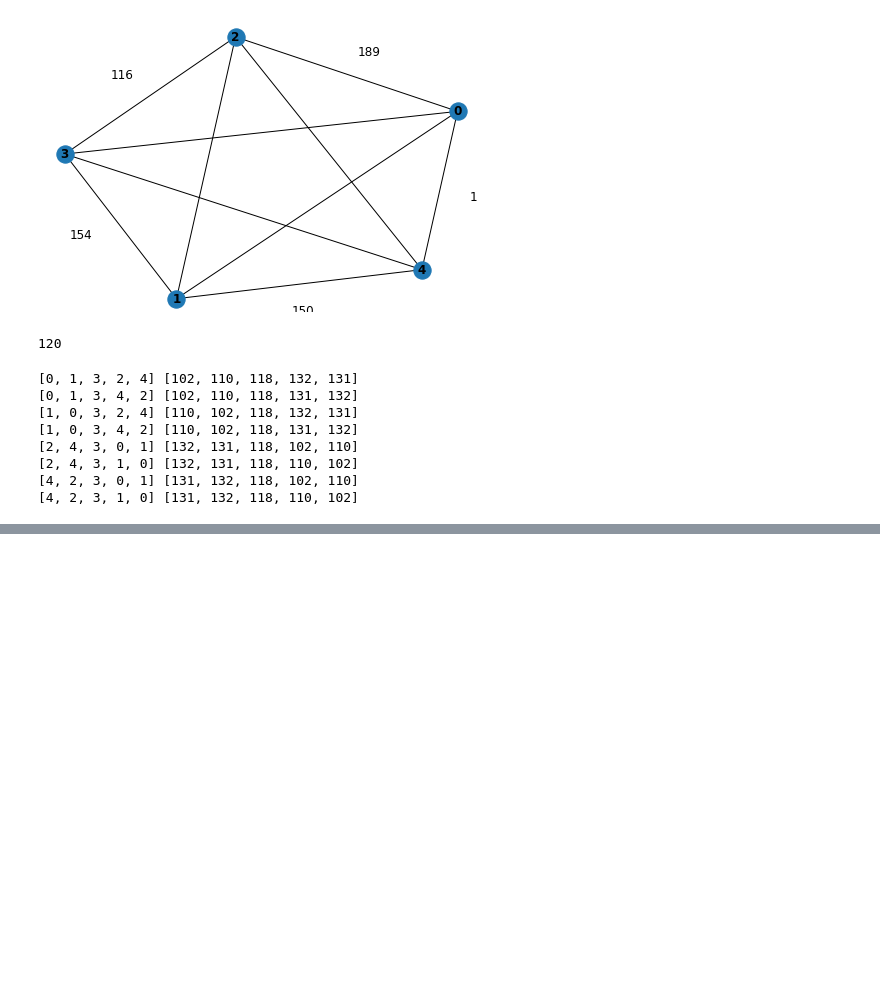
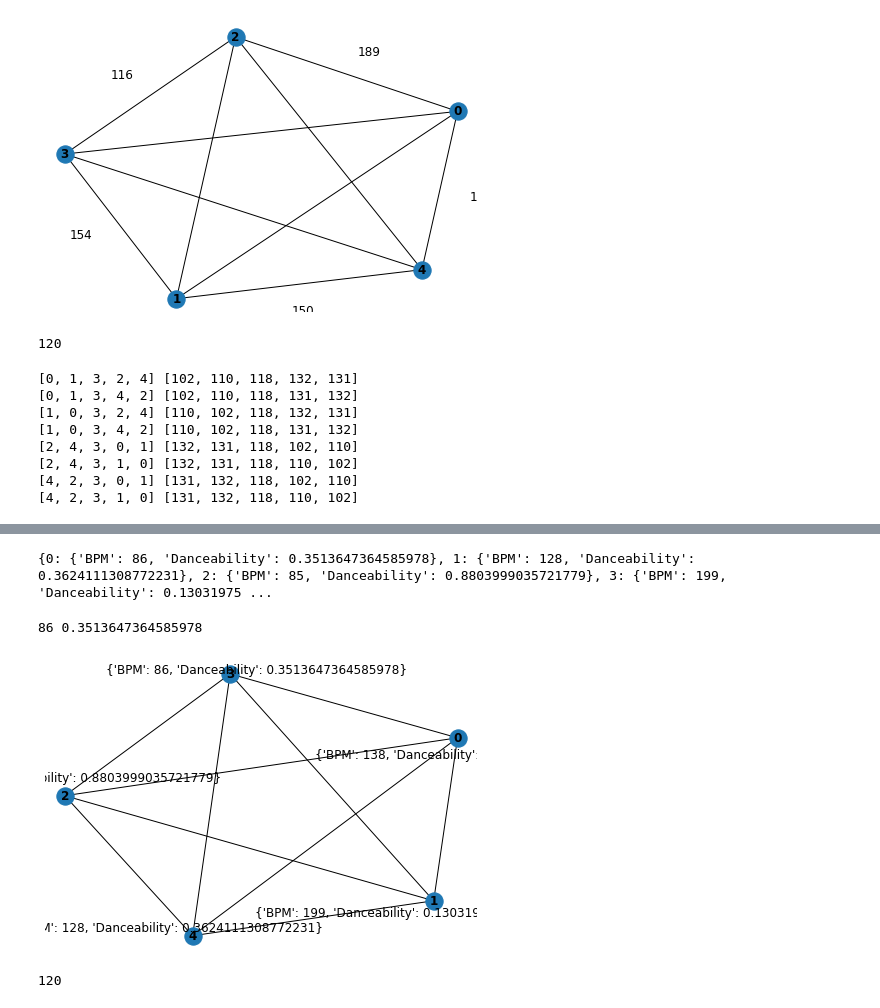
Before and after one commit to pmoraless/hamusic, a Jupyter notebook: filteredhampaths.ipynb, the cells around one changed output, grey strips where cells are left out. Drawn from its saved outputs; the diff is of its cells as text; code cells hidden in the pictures; blank space fills up the shorter version.

Commit message:
added multiple attributes

```diff
--- a/filteredhampaths.ipynb
+++ b/filteredhampaths.ipynb
@@ -141,0 +145,18 @@ for p in allpaths:
+# %%
+i_n = 5
+i_list = list(range(i_n))
+
+#bpm
+bpm_label = list(["BPM"] * i_n)
+i_bpm = random.sample(range(80,200), i_n)
+
+#bpm
+danceability_label = list(["Danceability"] * i_n)
+i_dance = [random.random() for i in range(i_n)]
+# print(i_dance)
+
+dict1 = list(zip(i_bpm, i_dance))
+print(dict1)
+pd1 = pd.DataFrame(dict1, columns=['BPM', 'Danceability'], index = i_list)
+# pd1['song_id'] = i_list
+pd1.head()
@@ -141,0 +171,38 @@ for p in allpaths:
+# %%
+dftest = pd1.to_dict('index')
+print(dftest)
+# %% [output]
+{0: {'BPM': 86, 'Danceability': 0.3513647364585978}, 1: {'BPM': 128, 'Danceability': 0.3624111308772231}, 2: {'BPM': 85, 'Danceability': 0.8803999035721779}, 3: {'BPM': 199, 'Danceability': 0.13031975 ...
+# %%
+"""
+creating and showing graph of song index & bpm & "danceability"
+"""
+df_i = list(dftest.keys())
+
+g2 = nx.Graph()
+g2.add_nodes_from(df_i)
+g2.add_edges_from(itertools.combinations(df_i, 2))
+nx.set_node_attributes(g2, dftest)
+
+print(g2.nodes[0]['BPM'], g2.nodes[0]['Danceability'])
+
+pos = nx.spring_layout(g2)
+nx.draw(g2, with_labels=True, font_weight='bold')
+nodeDance_labels = nx.get_node_attributes(g2,'Danceability')
+nodeBPM_labels = nx.get_node_attributes(g2,'BPM')
+nx.draw_networkx_labels(g2, pos,labels = dftest)
+plt.show()
+# %% [output]
+86 0.3513647364585978
+[figure, added]
+# %%
+"""list all hamiltonian paths"""
+allpaths = findallHamPaths(g2)
+
+#show first 30 paths
+# allpaths[:30]
+
+#print number of paths
+print(len(allpaths))
+# %% [output]
+120
```
Also changed, not shown: parts of 5 cells of this notebook.
